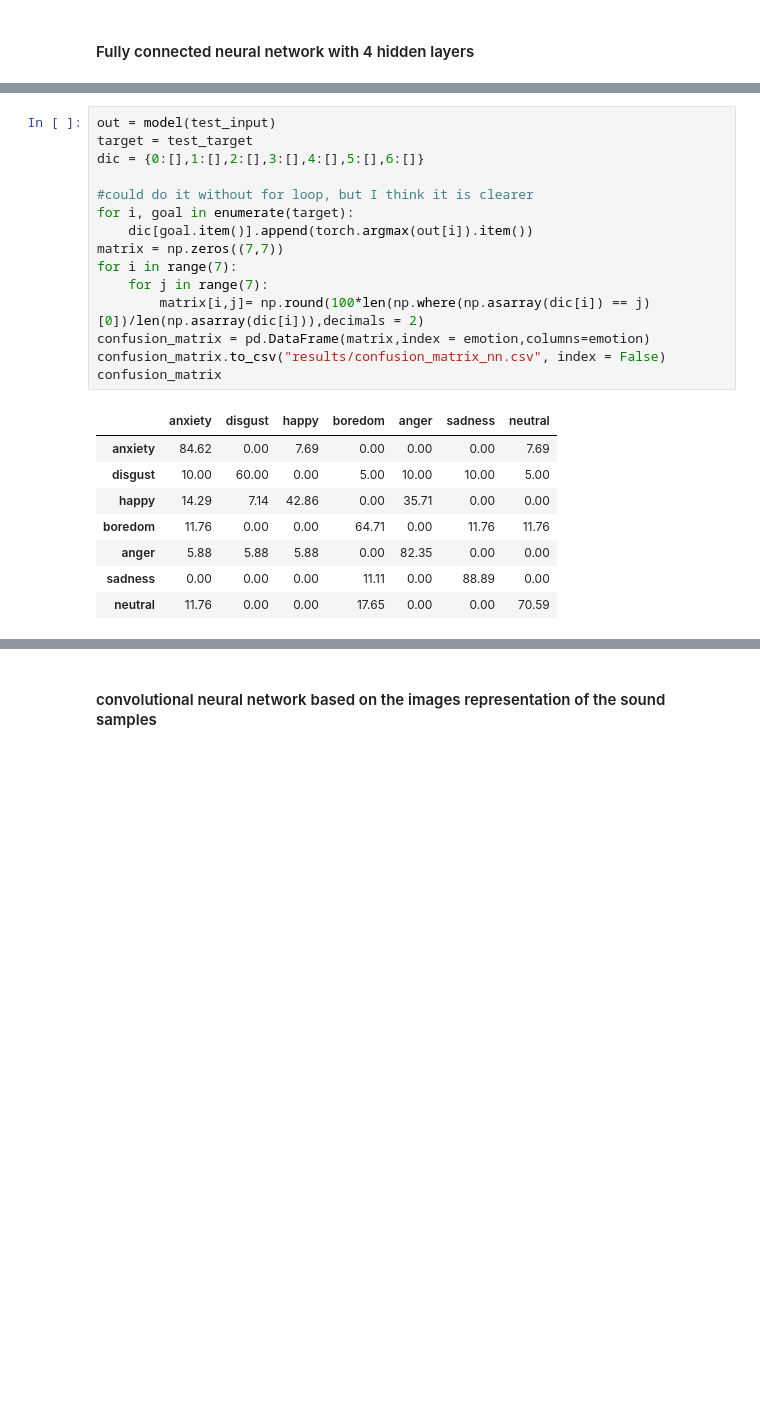
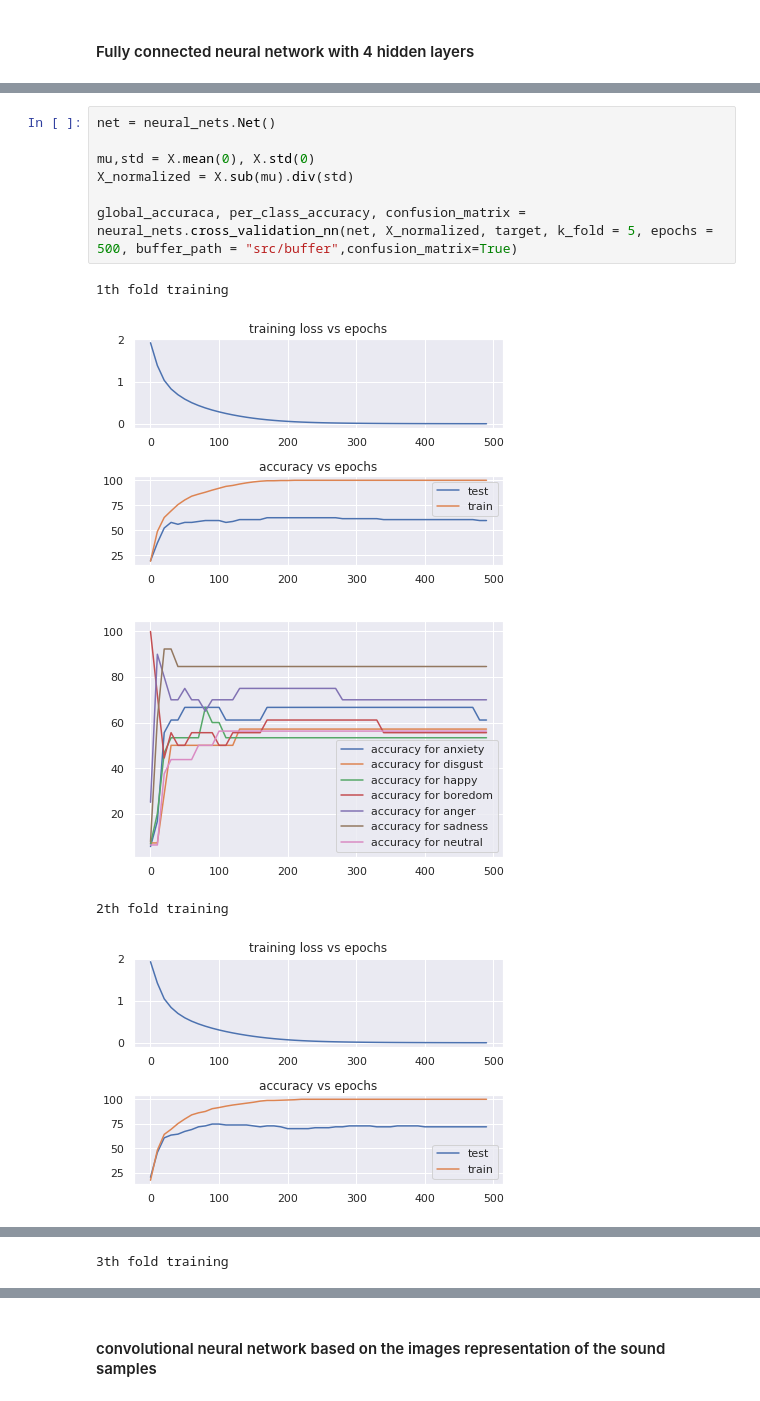
Before and after one commit to dufourc1/speech_emotion_recognition, a Jupyter notebook: Report.ipynb, the cells around one changed output, grey strips where cells are left out. Saved outputs shown, nothing was run; the diff lists cells and outputs as text; blank space fills up the shorter version.

```diff
--- a/Report.ipynb
+++ b/Report.ipynb
@@ -280,24 +267,13 @@ Net(
-# %%
-out = model(test_input)
-target = test_target
-dic = {0:[],1:[],2:[],3:[],4:[],5:[],6:[]}
-
-#could do it without for loop, but I think it is clearer
-for i, goal in enumerate(target):
-    dic[goal.item()].append(torch.argmax(out[i]).item())
-matrix = np.zeros((7,7))
-for i in range(7):
-    for j in range(7):
-        matrix[i,j]= np.round(100*len(np.where(np.asarray(dic[i]) == j)[0])/len(np.asarray(dic[i])),decimals = 2)
-confusion_matrix = pd.DataFrame(matrix,index = emotion,columns=emotion)
-confusion_matrix.to_csv("results/confusion_matrix_nn.csv", index = False)
-confusion_matrix
-# %% [output]
-|  | anxiety | disgust | happy | boredom | anger | sadness | neutral |
-| anxiety | 84.62 | 0.00 | 7.69 | 0.00 | 0.00 | 0.00 | 7.69 |
-| disgust | 10.00 | 60.00 | 0.00 | 5.00 | 10.00 | 10.00 | 5.00 |
-| happy | 14.29 | 7.14 | 42.86 | 0.00 | 35.71 | 0.00 | 0.00 |
-| boredom | 11.76 | 0.00 | 0.00 | 64.71 | 0.00 | 11.76 | 11.76 |
-| anger | 5.88 | 5.88 | 5.88 | 0.00 | 82.35 | 0.00 | 0.00 |
-| sadness | 0.00 | 0.00 | 0.00 | 11.11 | 0.00 | 88.89 | 0.00 |
-| neutral | 11.76 | 0.00 | 0.00 | 17.65 | 0.00 | 0.00 | 70.59 |
+# %%
+net = neural_nets.Net()
+
+mu,std = X.mean(0), X.std(0)
+X_normalized = X.sub(mu).div(std)
+
+global_accuraca, per_class_accuracy, confusion_matrix = neural_nets.cross_validation_nn(net, X_normalized, target, k_fold = 5, epochs = 500, buffer_path = "src/buffer",confusion_matrix=True)
+# %% [output]
+1th fold training
+[figure, added]
+[figure, added]
+2th fold training
+[figure, added]
@@ -303,0 +281 @@ confusion_matrix
+3th fold training
```
Also changed, not shown: parts of 19 cells of this notebook, 12 other files.
